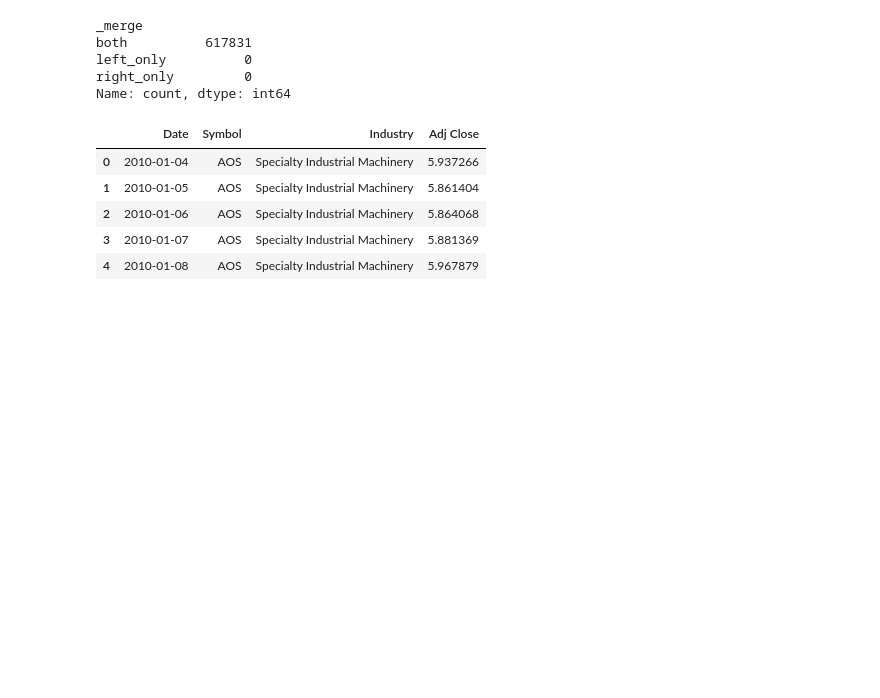
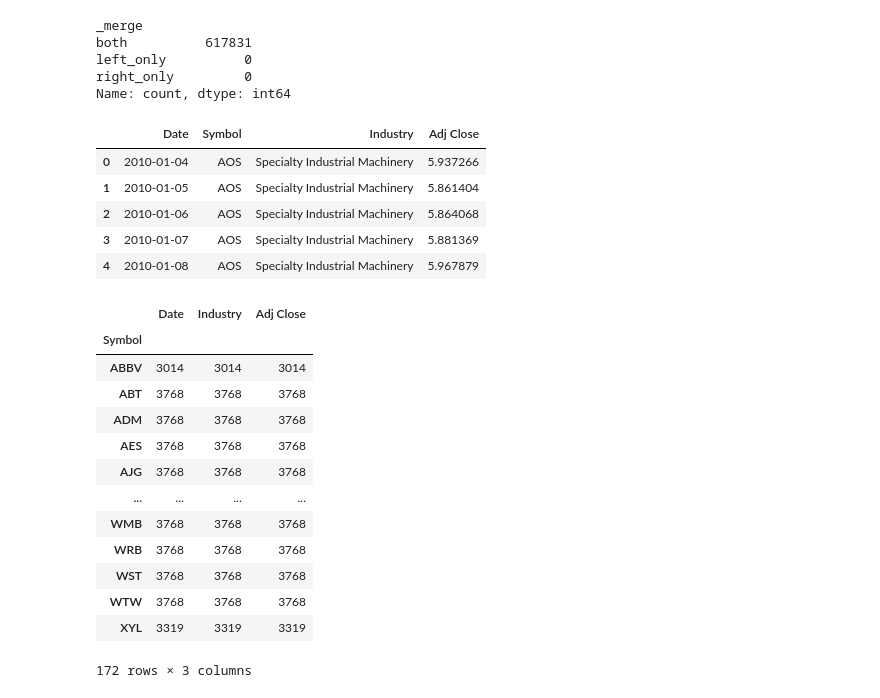
Before and after one commit to wbrannock/stocksdata, a Jupyter notebook: data_creation.ipynb, the cells around one changed output. Saved outputs shown, nothing was run; the diff lists cells and outputs as text; code cells hidden in the pictures; blank space fills up the shorter version.

```diff
--- a/data_creation.ipynb
+++ b/data_creation.ipynb
@@ -116,3 +116,20 @@ df.head()
 | 4 | 2010-01-08 | AOS | Specialty Industrial Machinery | 5.967879 |
 # %%
 symbols = set(df['Symbol'].values)
+# %%
+df.groupby('Symbol').count()
+# %% [output]
+|  | Date | Industry | Adj Close |
+| Symbol |  |  |  |
+| ABBV | 3014 | 3014 | 3014 |
+| ABT | 3768 | 3768 | 3768 |
+| ADM | 3768 | 3768 | 3768 |
+| AES | 3768 | 3768 | 3768 |
+| AJG | 3768 | 3768 | 3768 |
+| ... | ... | ... | ... |
+| WMB | 3768 | 3768 | 3768 |
+| WRB | 3768 | 3768 | 3768 |
+| WST | 3768 | 3768 | 3768 |
+| WTW | 3768 | 3768 | 3768 |
+| XYL | 3319 | 3319 | 3319 |
+172 rows × 3 columns
```
Also changed, not shown: parts of 4 cells of this notebook.
